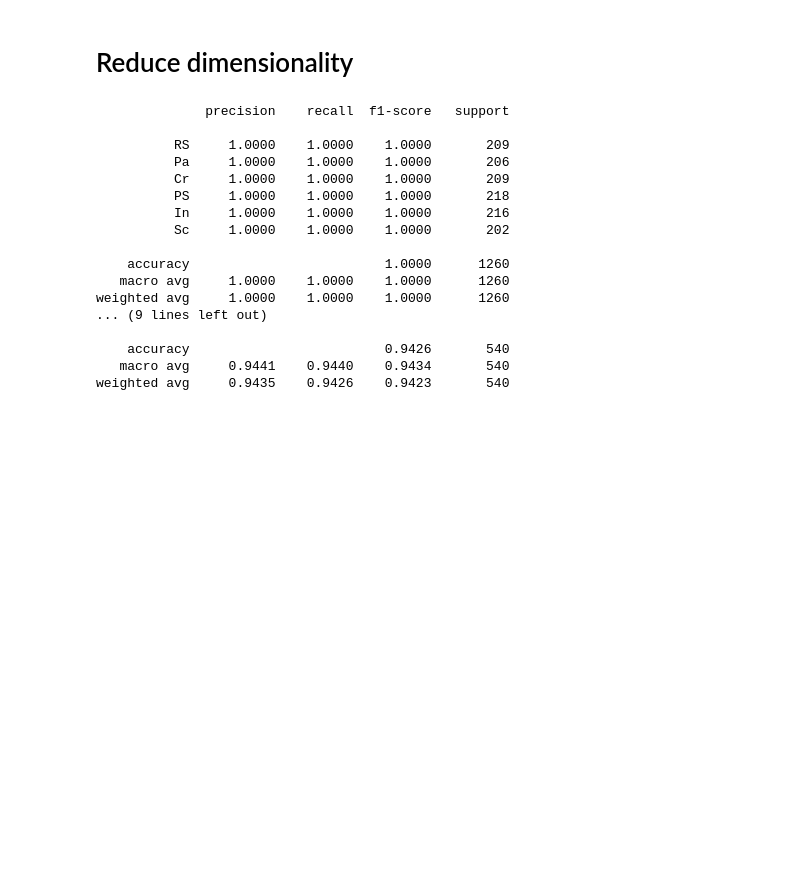
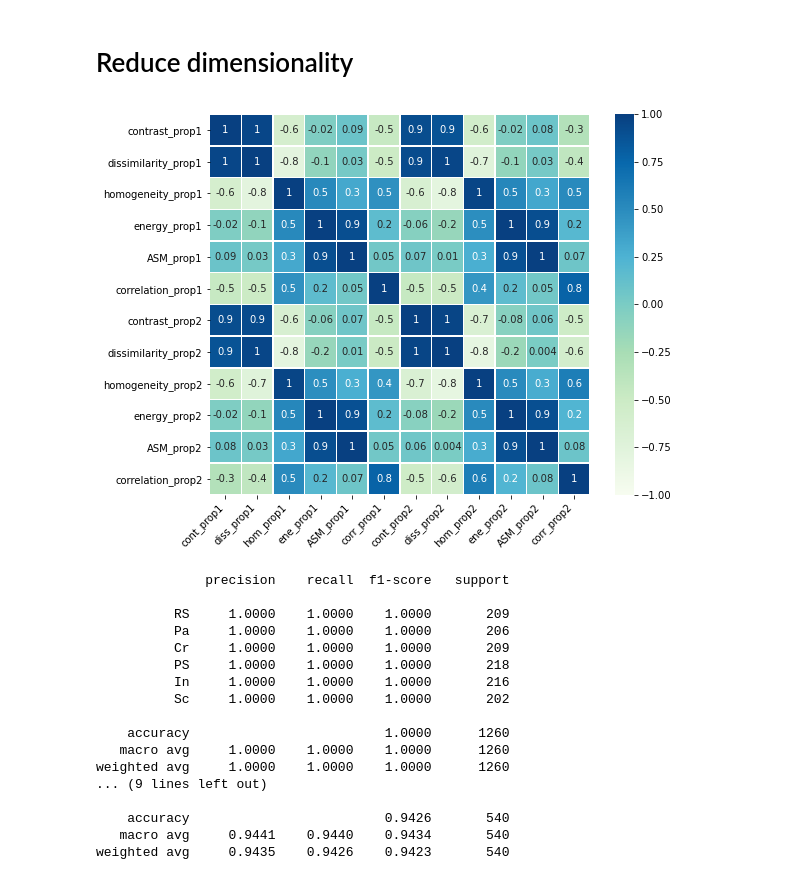
Before and after one commit to ULE-Informatica/NEU_surface_classification, a Jupyter notebook: test.ipynb, the cells around one changed output. Cells and saved outputs as stored; diff of their text form; code cells hidden in the pictures; blank space fills up the shorter version.

Commit message:
Annotations in correlation matrix

```diff
--- a/test.ipynb
+++ b/test.ipynb
@@ -197,6 +185,19 @@ weighted avg     1.0000    1.0000    1.0000      1260
 weighted avg     0.9364    0.9352    0.9351       540
 # %% [markdown]
 # Reduce dimensionality
+# %%
+corrMatrix = df.corr()
+f, ax = plt.subplots(figsize=(9, 7))
+ax = sn.heatmap(corrMatrix, cmap='GnBu', linewidths=0.5, square=True, xticklabels=[prop+'_prop1' for prop in props_reduced] + [prop+'_prop2' for prop in props_reduced], annot=True, fmt=".1g", vmin= -1)
+ax.set_xticklabels(
+    ax.get_xticklabels(),
+    rotation=45,
+    horizontalalignment='right'
+);
+plt.savefig('img_correlation_matriz.jpg', dpi=200, bbox_inches='tight', pad_inches=0)
+plt.show()
+# %% [output]
+[figure, added]
 # %%
 # High correlation
 # dissimilarity, homogeneity, energy and ASM (prop1 and prop2) --> dissimilarity, homogeneity, energy and ASM (prop2)
```
Also changed, not shown: parts of 1 cell of this notebook, 1 other file.
